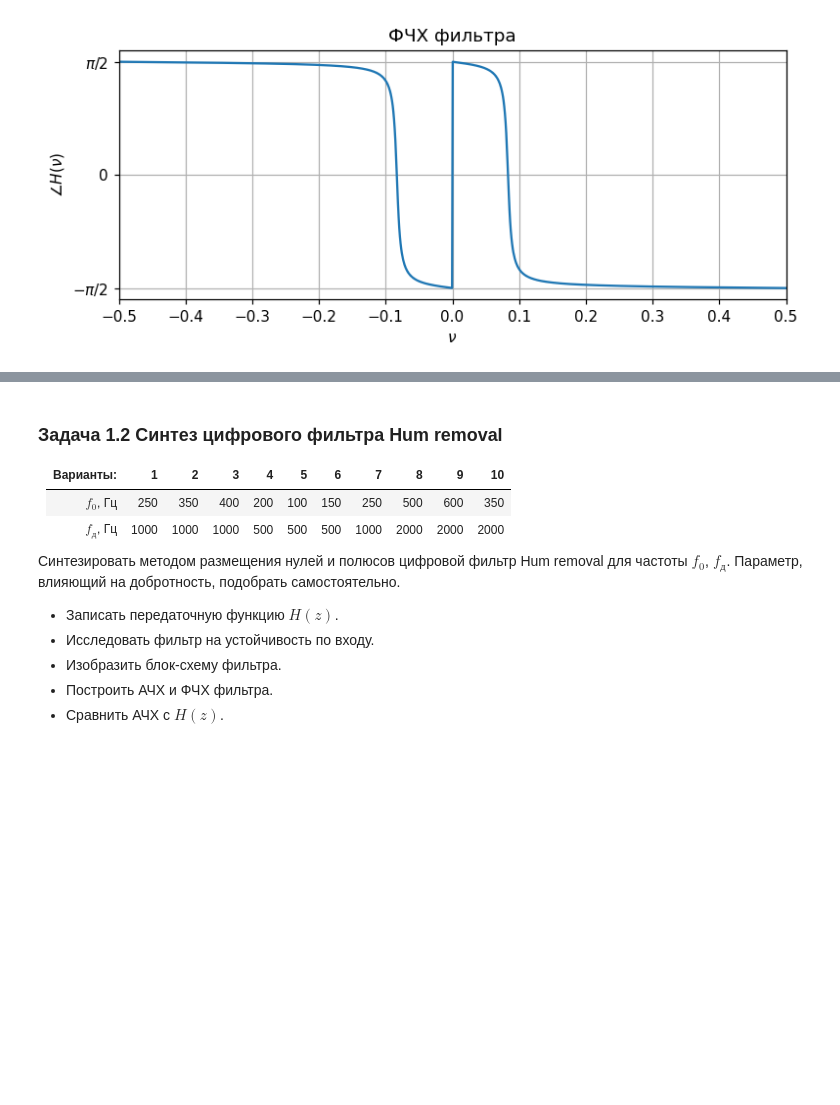
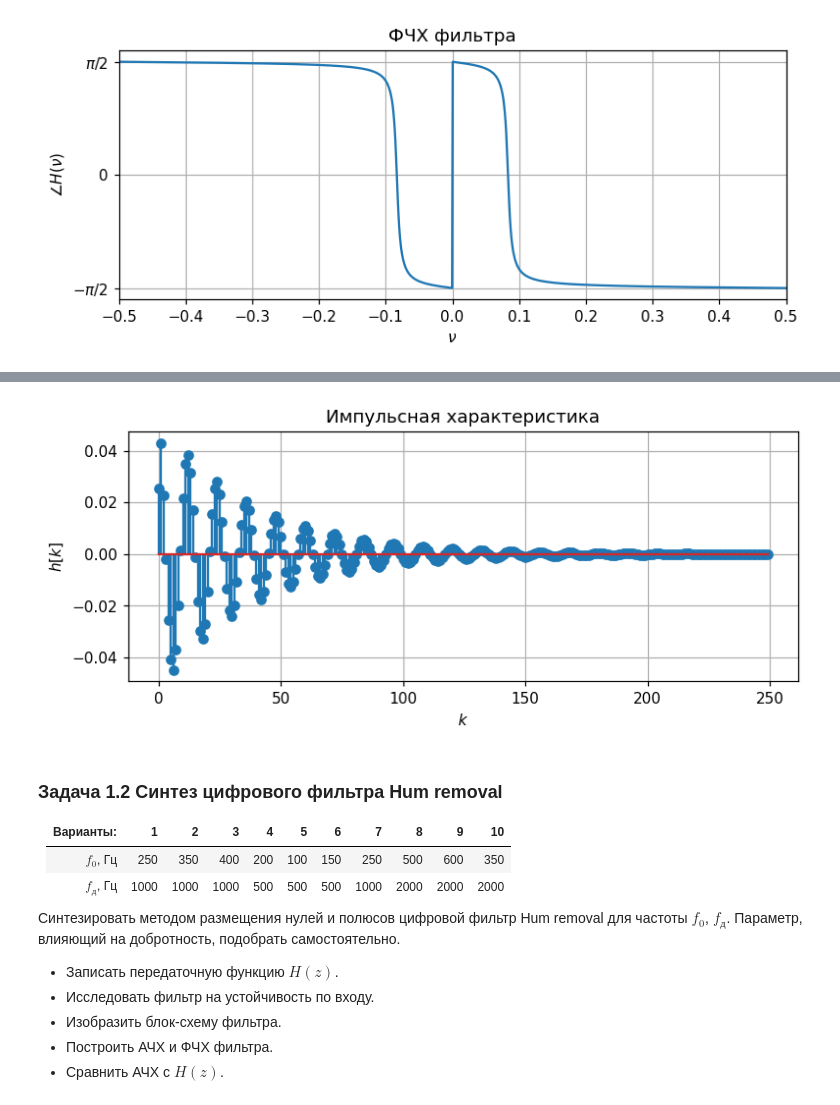
Before and after one commit to derzhavin3016/DSP-labs, a Jupyter notebook: lab3/Module1lab3_task.ipynb, the cells around one changed output, grey strips where cells are left out. Drawn from its saved outputs; the diff is of its cells as text; code cells hidden in the pictures; blank space fills up the shorter version.

```diff
--- a/lab3/dsp_lab3.ipynb
+++ b/lab3/Module1lab3_task.ipynb
@@ -170,3 +151,15 @@ plt.show()
+# %%
+t, h = signal.dimpulse(dlti_rs, n=250)
+
+plt.figure(figsize=[8, 3], dpi=110)
+plt.stem(t, np.squeeze(h))
+plt.xlabel("$k$")
+plt.ylabel("$h[k]$")
+plt.title("Импульсная характеристика")
+plt.grid()
+plt.show()
+# %% [output]
+[figure, added]
 # %% [markdown]
 ### Задача 1.2 Синтез цифрового фильтра Hum removal
 
```
Also changed, not shown: parts of 9 cells of this notebook.
